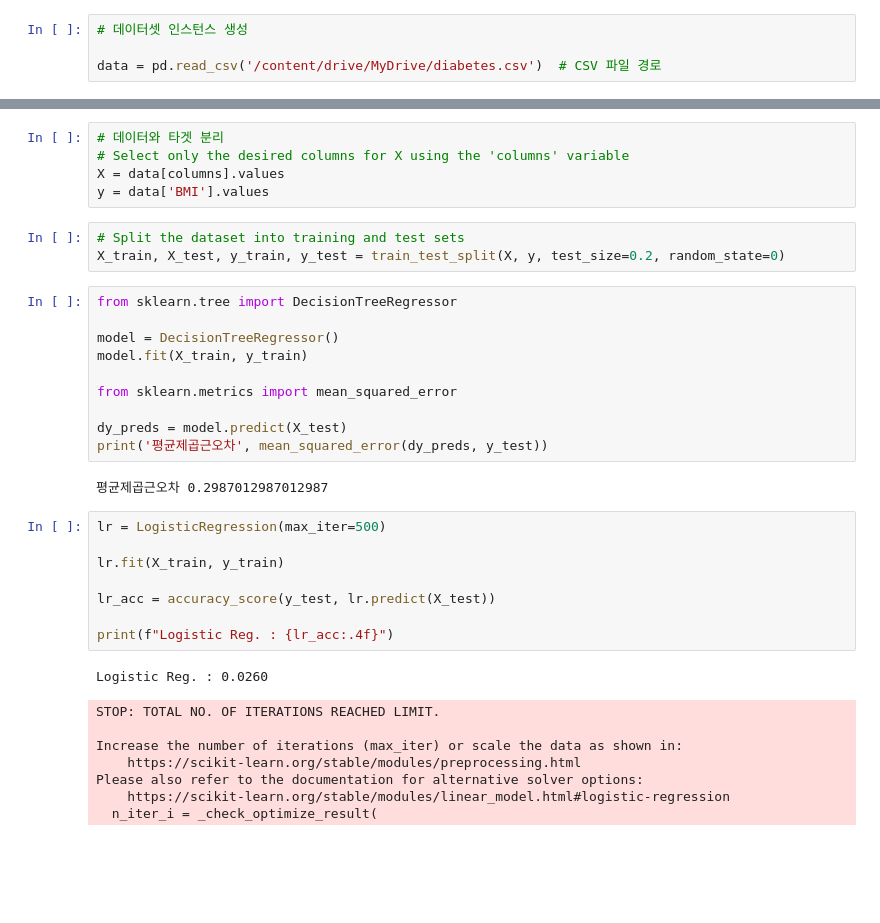
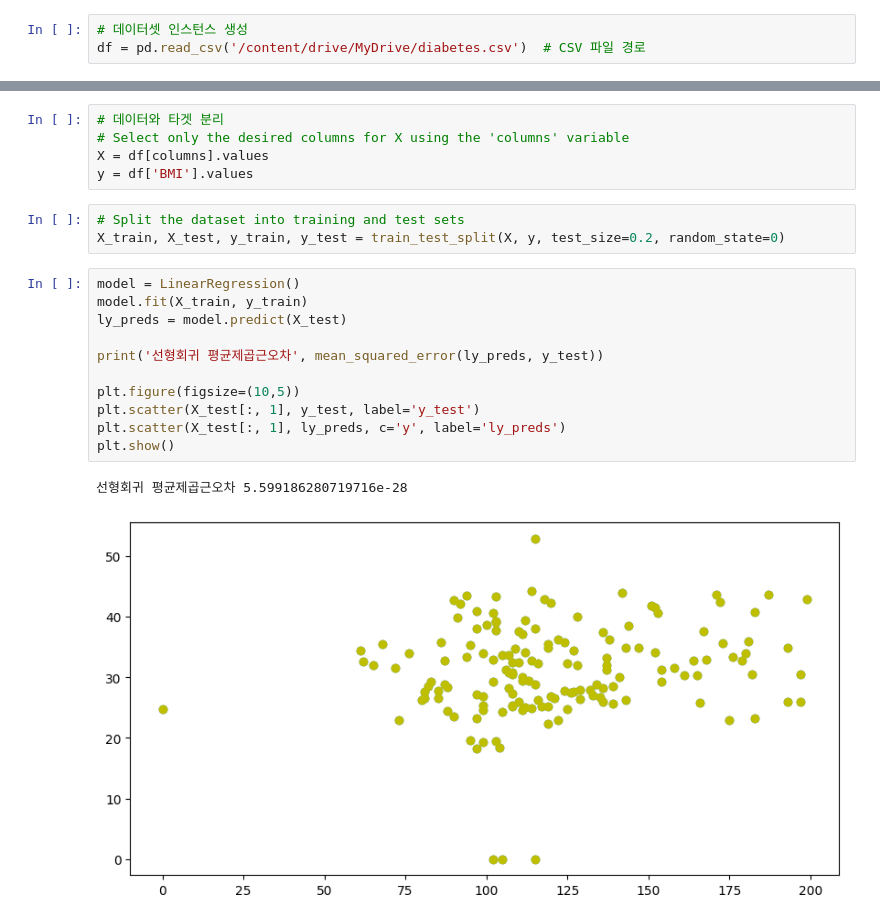
Before and after one commit to roylala112/machinelearningclass, a Jupyter notebook: 9월9일 수업/1_diabetes2.ipynb, the cells around one changed output, grey strips where cells are left out. Drawn from its saved outputs; the diff is of its cells as text; blank space fills up the shorter version.

```diff
--- a/9월9일 수업/1_diabetes2.ipynb
+++ b/9월9일 수업/1_diabetes2.ipynb
@@ -59,6 +11,5 @@ import numpy as np
 # %%
 # 데이터셋 인스턴스 생성
-
-data = pd.read_csv('/content/drive/MyDrive/diabetes.csv')  # CSV 파일 경로
+df = pd.read_csv('/content/drive/MyDrive/diabetes.csv')  # CSV 파일 경로
 # %%
 columns = ['Pregnancies', 'Glucose', 'BloodPressure', 'SkinThickness', 'Insulin', 'BMI']
@@ -70,37 +16,22 @@ for column in columns:
 # %%
 # 데이터와 타겟 분리
 # Select only the desired columns for X using the 'columns' variable
-X = data[columns].values
-y = data['BMI'].values
+X = df[columns].values
+y = df['BMI'].values
 # %%
 # Split the dataset into training and test sets
 X_train, X_test, y_train, y_test = train_test_split(X, y, test_size=0.2, random_state=0)
-# %%
-from sklearn.tree import DecisionTreeRegressor
-
-model = DecisionTreeRegressor()
-model.fit(X_train, y_train)
-
-from sklearn.metrics import mean_squared_error
-
-dy_preds = model.predict(X_test)
-print('평균제곱근오차', mean_squared_error(dy_preds, y_test))
-# %% [output]
-평균제곱근오차 0.2987012987012987
-# %%
-lr = LogisticRegression(max_iter=500)
-
-lr.fit(X_train, y_train)
-
-lr_acc = accuracy_score(y_test, lr.predict(X_test))
-
-print(f"Logistic Reg. : {lr_acc:.4f}")
-# %% [output]
-Logistic Reg. : 0.0260
-STOP: TOTAL NO. OF ITERATIONS REACHED LIMIT.
-
-Increase the number of iterations (max_iter) or scale the data as shown in:
-    https://scikit-learn.org/stable/modules/preprocessing.html
-Please also refer to the documentation for alternative solver options:
-    https://scikit-learn.org/stable/modules/linear_model.html#logistic-regression
-  n_iter_i = _check_optimize_result(
+# %%
+model = LinearRegression()
+model.fit(X_train, y_train)
+ly_preds = model.predict(X_test)
+
+print('선형회귀 평균제곱근오차', mean_squared_error(ly_preds, y_test))
+
+plt.figure(figsize=(10,5))
+plt.scatter(X_test[:, 1], y_test, label='y_test')
+plt.scatter(X_test[:, 1], ly_preds, c='y', label='ly_preds')
+plt.show()
+# %% [output]
+선형회귀 평균제곱근오차 5.599186280719716e-28
+[figure, added]
```
Also changed, not shown: parts of 6 cells of this notebook, 1 other file.
